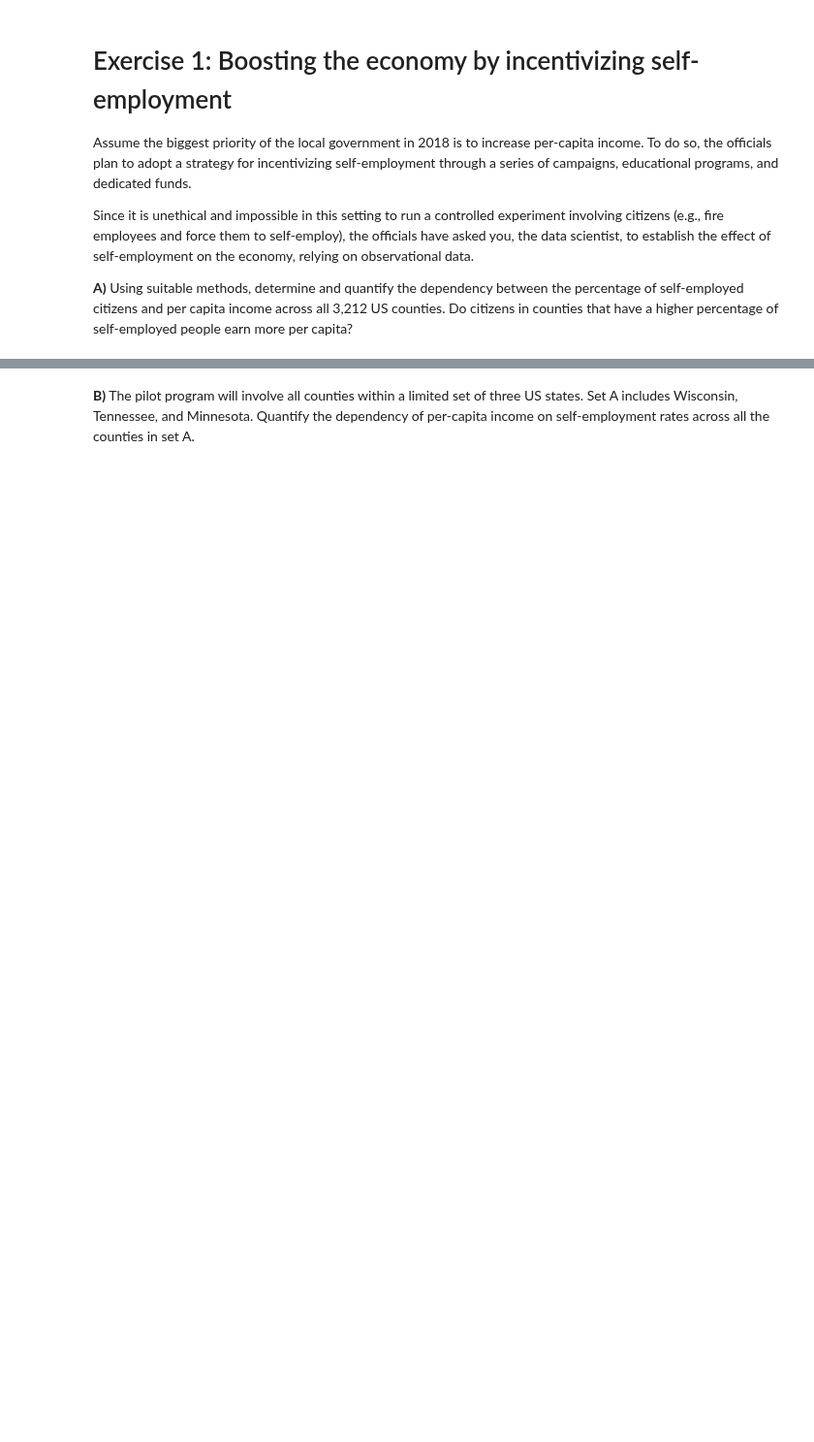
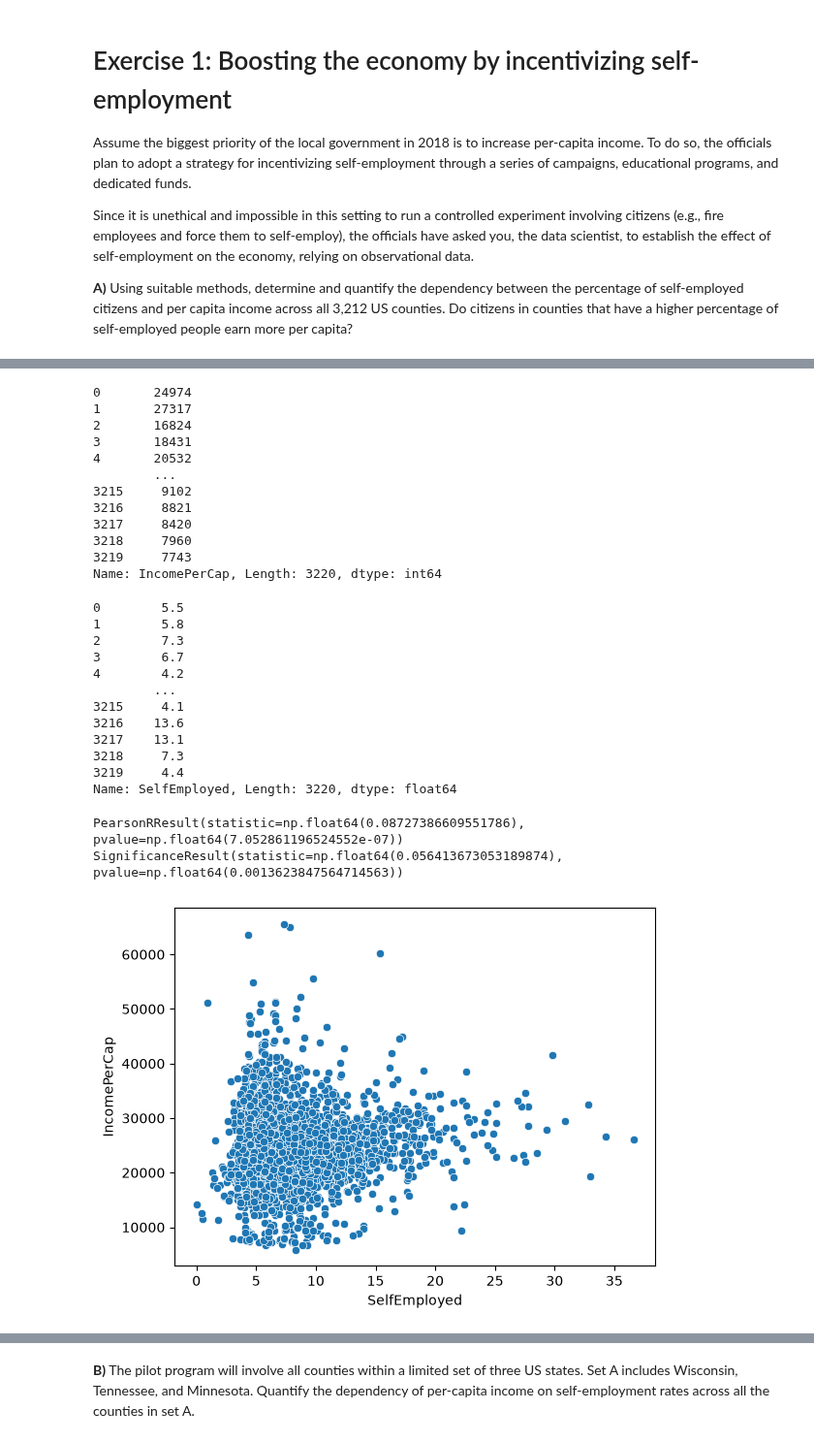
Before and after one commit to TimReuteler/ADA-2026, a Jupyter notebook: Exercises/03 - Describing data/Describing_data_exercise.ipynb, the cells around one changed output, grey strips where cells are left out. Shown at 97% size. Cells and saved outputs as stored; diff of their text form; code cells hidden in the pictures; blank space fills up the shorter version.

```diff
--- a/Exercises/03 - Describing data/Describing_data_exercise.ipynb
+++ b/Exercises/03 - Describing data/Describing_data_exercise.ipynb
@@ -173,0 +182,21 @@ Since it is unethical and impossible in this setting to run a controlled experim
+# %%
+# we can look if there is a significant correlation between self employment and salary per capita
+
+# first looking at the variables and plotting
+df.info()
+display(df["IncomePerCap"])
+display(df["SelfEmployed"])
+
+sns.scatterplot(x=df["SelfEmployed"], y=df["IncomePerCap"])
+
+# the data seems to have a decent amount of outliers and IncomePerCap is right skewed
+# so Spearman to evaluate correlation is the more robust choice over Pearson
+"""
+Computing both still tells you something:
+
+r ≈ ρ: the relationship is roughly linear and not driven by outliers.
+r and ρ clearly differ: outliers or a non-linear shape are affecting Pearson.
+"""
+print(stats.pearsonr(df['SelfEmployed'], df['IncomePerCap']))
+print(stats.spearmanr(df['SelfEmployed'], df['IncomePerCap']))
+# %% [output]
@@ -173,0 +220,27 @@ Since it is unethical and impossible in this setting to run a controlled experim
+0       24974
+1       27317
+2       16824
+3       18431
+4       20532
+        ...
+3215     9102
+3216     8821
+3217     8420
+3218     7960
+3219     7743
+Name: IncomePerCap, Length: 3220, dtype: int64
+0        5.5
+1        5.8
+2        7.3
+3        6.7
+4        4.2
+        ...
+3215     4.1
+3216    13.6
+3217    13.1
+3218     7.3
+3219     4.4
+Name: SelfEmployed, Length: 3220, dtype: float64
+PearsonRResult(statistic=np.float64(0.08727386609551786), pvalue=np.float64(7.052861196524552e-07))
+SignificanceResult(statistic=np.float64(0.056413673053189874), pvalue=np.float64(0.0013623847564714563))
+[figure, added]
```
Also changed, not shown: parts of 44 cells of this notebook, 4 other files.
